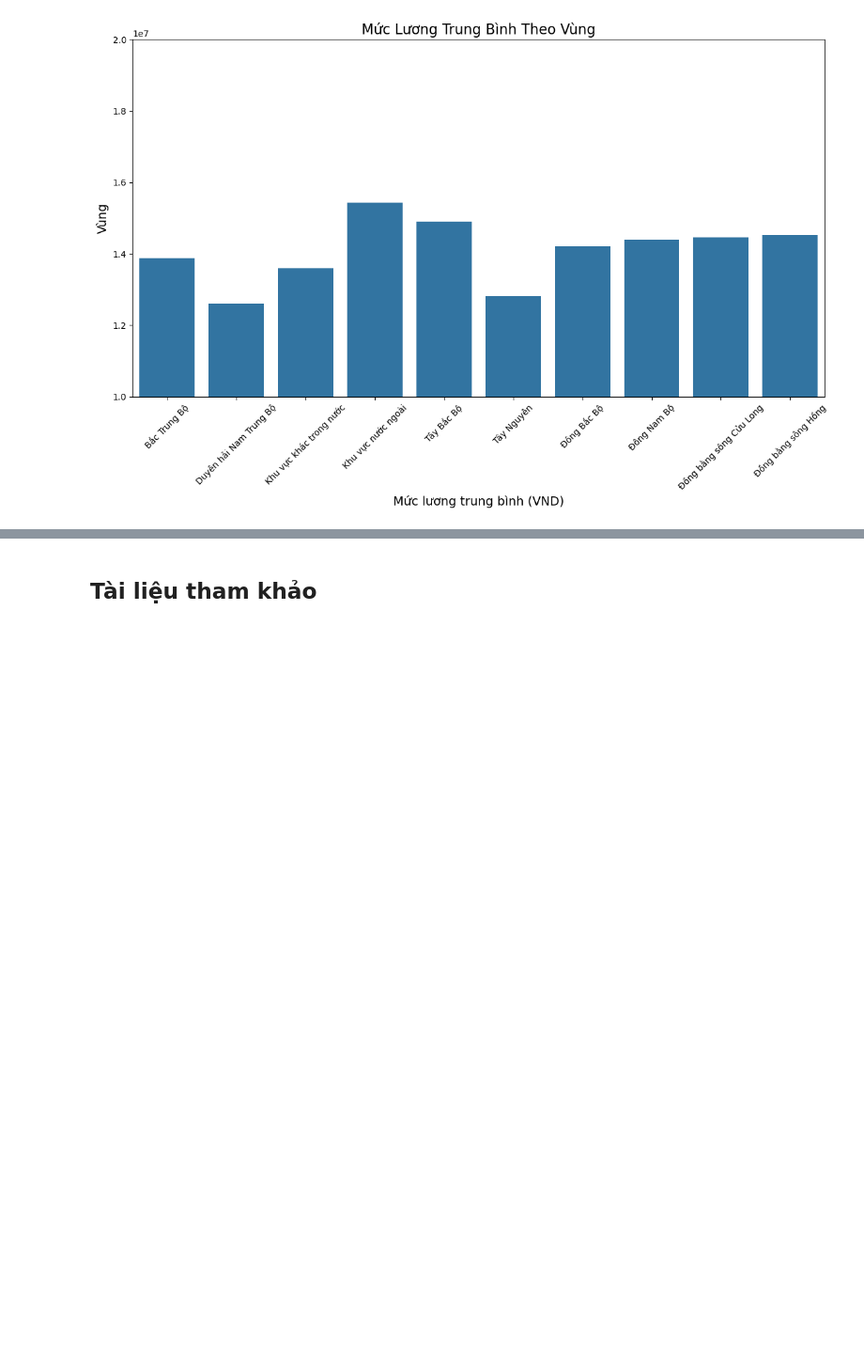
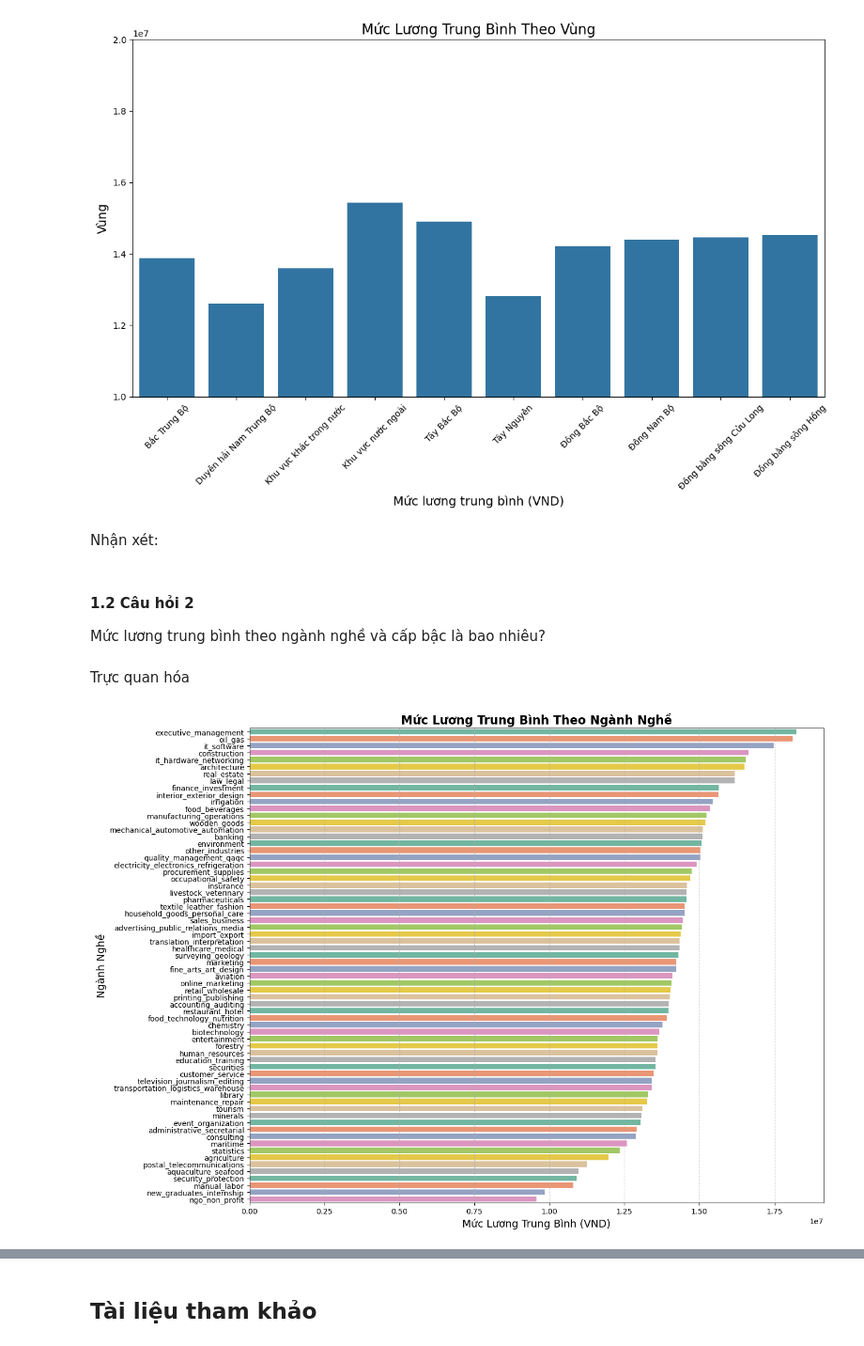
Before and after one commit to Dzivilord/carrerModeling, a Jupyter notebook: ExploringData/VisualizationData.ipynb, the cells around one changed output, grey strips where cells are left out. Shown at 94% size. Saved outputs shown, nothing was run; the diff lists cells and outputs as text; code cells hidden in the pictures; blank space fills up the shorter version.

```diff
--- a/ExploringData/VisualizationData.ipynb
+++ b/ExploringData/VisualizationData.ipynb
@@ -456,8 +462,8 @@ Salary
 Name: count, dtype: int64
 # %%
 # Xóa các giá trị ngoại lai của cột Salary bằng tứ phân vị
-Q1 = df['Salary'].quantile(0.25)
-Q3 = df['Salary'].quantile(0.75)
+Q1 = df_salary_defined['Salary'].quantile(0.25)
+Q3 = df_salary_defined['Salary'].quantile(0.75)
 IQR = Q3 - Q1
 
 # Xác định các giá trị ngoại lai
@@ -465,9 +471,9 @@ lower_bound = Q1 - 1.5 * IQR
 upper_bound = Q3 + 1.5 * IQR
 
 # Đếm số lượng giá trị ngoại lai
-outliers = df[(df['Salary'] < lower_bound) | (df['Salary'] > upper_bound)]
+outliers = df_salary_defined[(df_salary_defined['Salary'] < lower_bound) | (df_salary_defined['Salary'] > upper_bound)]
 print(outliers.shape)
 
 # Lọc bỏ các giá trị ngoại lai
-df = df[(df['Salary'] >= lower_bound) & (df['Salary'] <= upper_bound)]
+df_salary_defined = df_salary_defined[(df_salary_defined['Salary'] >= lower_bound) & (df_salary_defined['Salary'] <= upper_bound)]
 # %% [output]
@@ -507,3 +515,50 @@ plt.tight_layout()
 plt.show()
 # %% [output]
 [figure]
+# %% [markdown]
+Nhận xét:
+# %% [markdown]
+#### 1.2 Câu hỏi 2 <a id="ii1b"></a>
+
+Mức lương trung bình theo ngành nghề và cấp bậc là bao nhiêu?
+# %%
+# Xử lý cột 'Industry': Trong cột Industry, một công việc tuyển dụng có thể thuộc nhiều ngành nghề khác nhau, tách các ngành nghề ra thành các dòng riêng biệt bằng dấu phẩy
+# Tách các ngành nghề bằng dấu phẩy thành danh sách
+df_salary_defined['Industry'] = df_salary_defined['Industry'].str.split(',')
+
+# Chuyển đổi các danh sách thành các dòng riêng biệt
+df_salary_defined = df_salary_defined.explode('Industry')
+
+# Loại bỏ khoảng trắng dư thừa (nếu có) và đảm bảo các tên ngành nghề không có lỗi chính tả
+df_salary_defined['Industry'] = df_salary_defined['Industry'].str.strip()
+
+# Tính mức lương trung bình theo ngành nghề
+avg_salary_industry = df_salary_defined.groupby('Industry')['Salary'].mean().reset_index()
+avg_salary_industry.rename(columns={'Salary': 'Average_Salary'}, inplace=True)
+
+# Tính mức lương trung bình theo cấp bậc
+avg_salary_job_level = df_salary_defined.groupby('Job Level')['Salary'].mean().reset_index()
+avg_salary_job_level.rename(columns={'Salary': 'Average_Salary'}, inplace=True)
+# %% [markdown]
+Trực quan hóa
+# %%
+# Mức lương trung bình theo ngành nghề
+plt.figure(figsize=(14, 10))
+sns.set_palette('Set2')
+sns.barplot(
+    data=avg_salary_industry.sort_values('Average_Salary', ascending=False),
+    x='Average_Salary',
+    y='Industry',
+    hue='Industry',
+    palette='Set2'
+)
+plt.legend([], [], frameon=False)  # Tắt legend hoàn toàn nếu không cần
+
+plt.title('Mức Lương Trung Bình Theo Ngành Nghề', fontsize=16, weight='bold')
+plt.xlabel('Mức Lương Trung Bình (VND)', fontsize=14)
+plt.ylabel('Ngành Nghề', fontsize=14)
+plt.grid(axis='x', linestyle='--', alpha=0.7)
+plt.tight_layout()
+plt.show()
+# %% [output]
+[figure, added]
```
Also changed, not shown: parts of 48 cells of this notebook, 3 other files.
